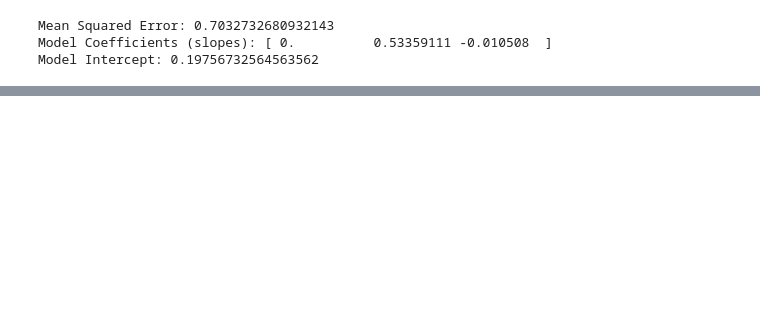
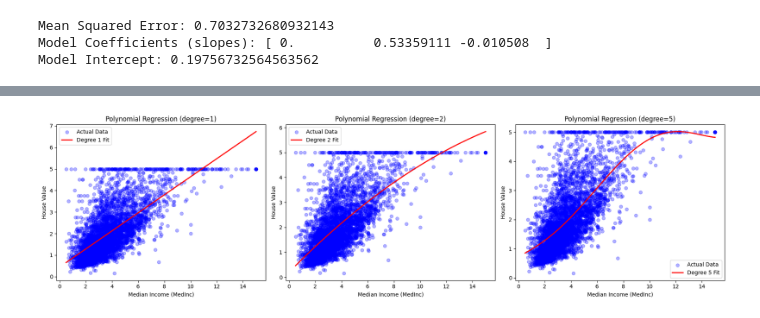
Before and after one commit to shersheryar/navttc-AI-Ml, a Jupyter notebook: lab15/polynomial.ipynb, the cells around one changed output, grey strips where cells are left out. Saved outputs shown, nothing was run; the diff lists cells and outputs as text; code cells hidden in the pictures; blank space fills up the shorter version.

```diff
--- a/lab15/polynomial.ipynb
+++ b/lab15/polynomial.ipynb
@@ -41,0 +61,63 @@ ValueError: X has 3 features, but StandardScaler is expecting 1 features as inpu
+# %%
+import numpy as np
+import matplotlib.pyplot as plt
+from sklearn.datasets import fetch_california_housing
+from sklearn.model_selection import train_test_split
+from sklearn.preprocessing import StandardScaler, PolynomialFeatures
+from sklearn.linear_model import LinearRegression
+
+# ---------------------------
+# 1. Load Dataset
+# ---------------------------
+data = fetch_california_housing()
+X = data.data[:, [0]]   # use only Median Income (MedInc) for visualization
+y = data.target
+
+# ---------------------------
+# 2. Train-Test Split
+# ---------------------------
+X_train, X_test, y_train, y_test = train_test_split(X, y, test_size=0.2, random_state=42)
+
+# ---------------------------
+# 3. Function to Train + Plot Polynomial Regression
+# ---------------------------
+def plot_poly_regression(degree, ax):
+    # Step 1: Expand polynomial features
+    poly = PolynomialFeatures(degree=degree)
+    X_train_poly = poly.fit_transform(X_train)
+    X_test_poly = poly.transform(X_test)
+
+    # Step 2: Scale features
+    scaler = StandardScaler()
+    X_train_poly = scaler.fit_transform(X_train_poly)
+    X_test_poly = scaler.transform(X_test_poly)
+
+    # Step 3: Train model
+    model = LinearRegression()
+    model.fit(X_train_poly, y_train)
+
+    # Step 4: Predict curve
+    X_plot = np.linspace(X.min(), X.max(), 500).reshape(-1, 1)
+    X_plot_poly = poly.transform(X_plot)
+    X_plot_poly = scaler.transform(X_plot_poly)
+    y_plot = model.predict(X_plot_poly)
+
+    # Step 5: Plot
+    ax.scatter(X_test, y_test, color="blue", alpha=0.3, label="Actual Data")
+    ax.plot(X_plot, y_plot, color="red", linewidth=2, label=f"Degree {degree} Fit")
+    ax.set_xlabel("Median Income (MedInc)")
+    ax.set_ylabel("House Value")
+    ax.set_title(f"Polynomial Regression (degree={degree})")
+    ax.legend()
+
+# ---------------------------
+# 4. Compare degrees (1, 2, 5)
+# ---------------------------
+fig, axes = plt.subplots(1, 3, figsize=(18, 5))
+for i, degree in enumerate([1, 2, 5]):
+    plot_poly_regression(degree, axes[i])
+
+plt.tight_layout()
+plt.show()
+# %% [output]
+[figure, added]
```
Also changed, not shown: parts of 3 cells of this notebook, 4 other files.
